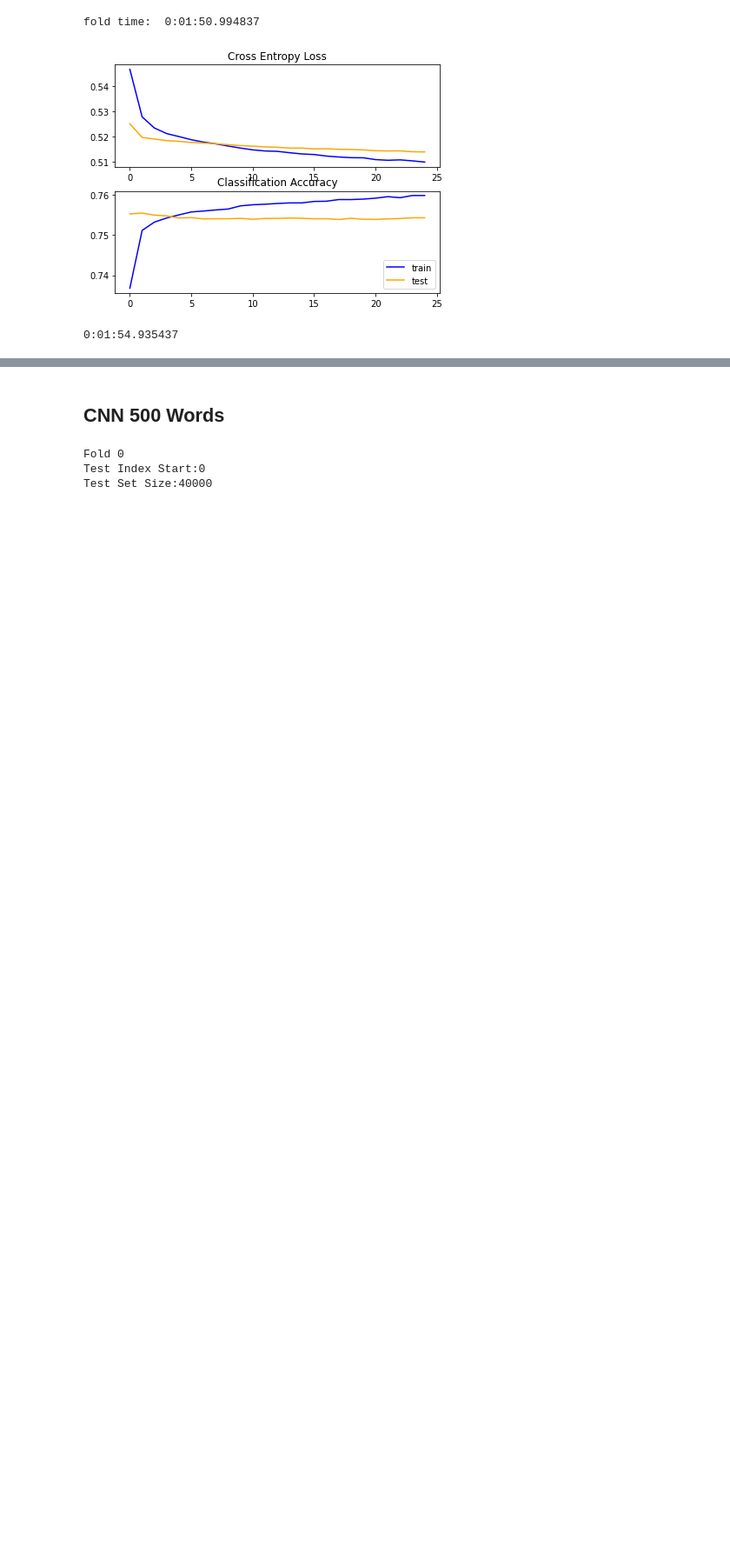
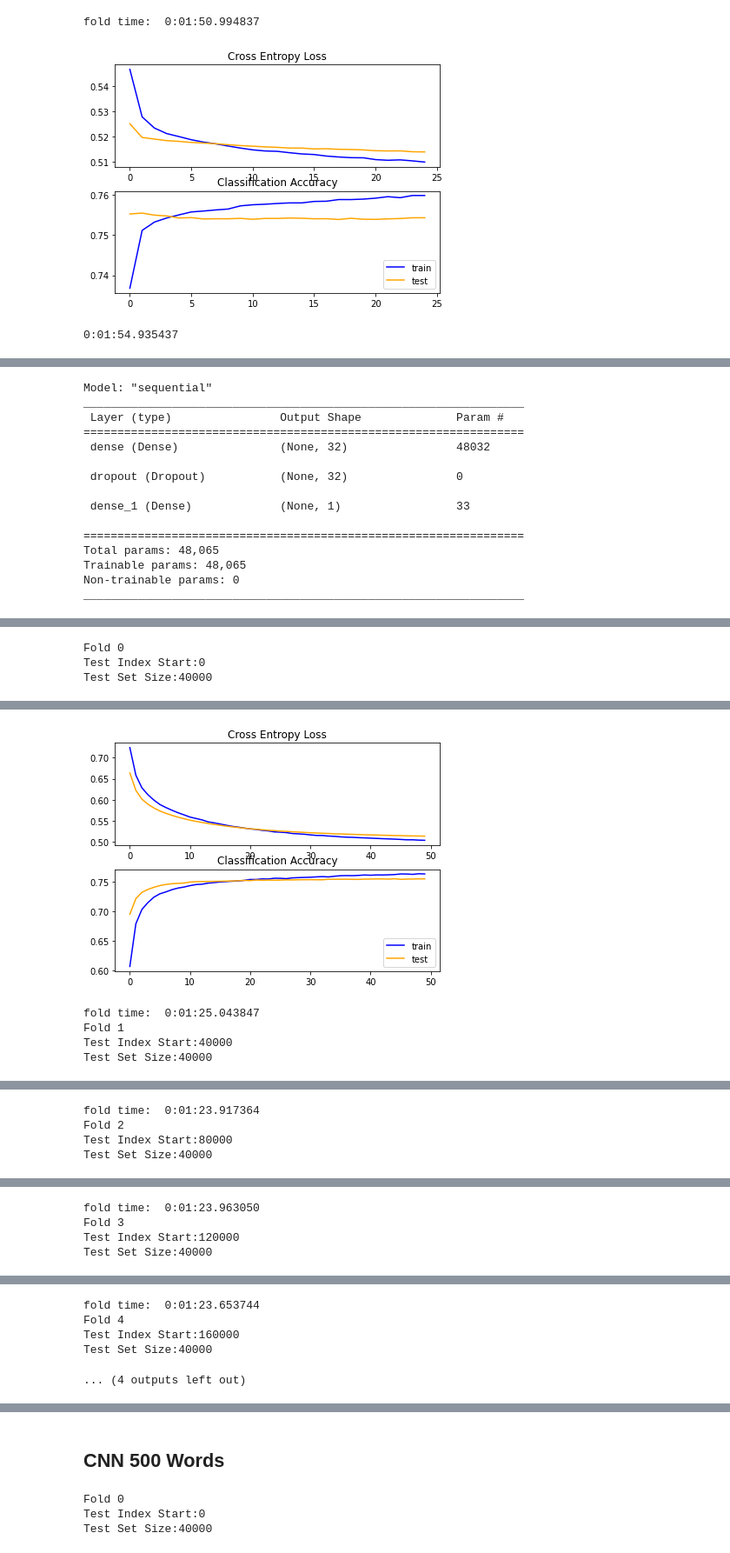
Before and after one commit to NJindia/Tweet_Sentimentality_Classification, a Jupyter notebook: Feature Generation.ipynb, the cells around one changed output, grey strips where cells are left out. Shown at 87% size. Saved outputs shown, nothing was run; the diff lists cells and outputs as text; code cells hidden in the pictures; blank space fills up the shorter version.

Commit message:
All models run

```diff
--- a/Feature Generation.ipynb
+++ b/Feature Generation.ipynb
@@ -652,0 +735,41 @@ kfold(model, neg_tweets_lemm[:200000], pos_tweets_lemm[:200000], 256)
+# %%
+# Create model
+model = tf.keras.models.Sequential([
+    tf.keras.layers.Dense(32, input_dim=1500, activation='relu', kernel_regularizer=tf.keras.regularizers.L2(0.001)),
+    tf.keras.layers.Dropout(0.5),
+    tf.keras.layers.Dense(1, activation='sigmoid')
+])
+
+from tensorflow.keras.optimizers import Adam, SGD, RMSprop
+opt = SGD(learning_rate=0.001, momentum=0.9)
+
+# Compile model
+model.compile(
+    loss='binary_crossentropy',
+    optimizer=opt,
+    metrics=['accuracy']
+)
+model.summary()
+
+t = tf.keras.preprocessing.text.Tokenizer(num_words = 1500)
+t.fit_on_texts(processed_df['word_tokens_no_stop_stemmed'].apply(' '.join))
+X = t.texts_to_matrix(processed_df['word_tokens_no_stop_stemmed'].apply(' '.join), mode="tfidf")
+neg_tweets_lemm = np.array([X[i] for i in range(len(y)) if y[i]==0])
+pos_tweets_lemm = np.array([X[i] for i in range(len(y)) if y[i]==1])
+kfold(model, neg_tweets_lemm[:200000], pos_tweets_lemm[:200000], 256, 50)
+# %% [output]
+Model: "sequential"
+_________________________________________________________________
+ Layer (type)                Output Shape              Param #
+=================================================================
+ dense (Dense)               (None, 32)                48032
+
+ dropout (Dropout)           (None, 32)                0
+
+ dense_1 (Dense)             (None, 1)                 33
+
+=================================================================
+Total params: 48,065
+Trainable params: 48,065
+Non-trainable params: 0
+_________________________________________________________________
@@ -652,0 +788,3 @@ kfold(model, neg_tweets_lemm[:200000], pos_tweets_lemm[:200000], 256)
+Fold 0
+Test Index Start:0
+Test Set Size:40000
@@ -652,0 +792,5 @@ kfold(model, neg_tweets_lemm[:200000], pos_tweets_lemm[:200000], 256)
+[figure, added]
+fold time:  0:01:25.043847
+Fold 1
+Test Index Start:40000
+Test Set Size:40000
@@ -652,0 +798,4 @@ kfold(model, neg_tweets_lemm[:200000], pos_tweets_lemm[:200000], 256)
+fold time:  0:01:23.917364
+Fold 2
+Test Index Start:80000
+Test Set Size:40000
@@ -652,0 +803,4 @@ kfold(model, neg_tweets_lemm[:200000], pos_tweets_lemm[:200000], 256)
+fold time:  0:01:23.963050
+Fold 3
+Test Index Start:120000
+Test Set Size:40000
@@ -652,0 +808,5 @@ kfold(model, neg_tweets_lemm[:200000], pos_tweets_lemm[:200000], 256)
+fold time:  0:01:23.653744
+Fold 4
+Test Index Start:160000
+Test Set Size:40000
+... (4 outputs left out)
```
Also changed, not shown: parts of 31 cells of this notebook.
